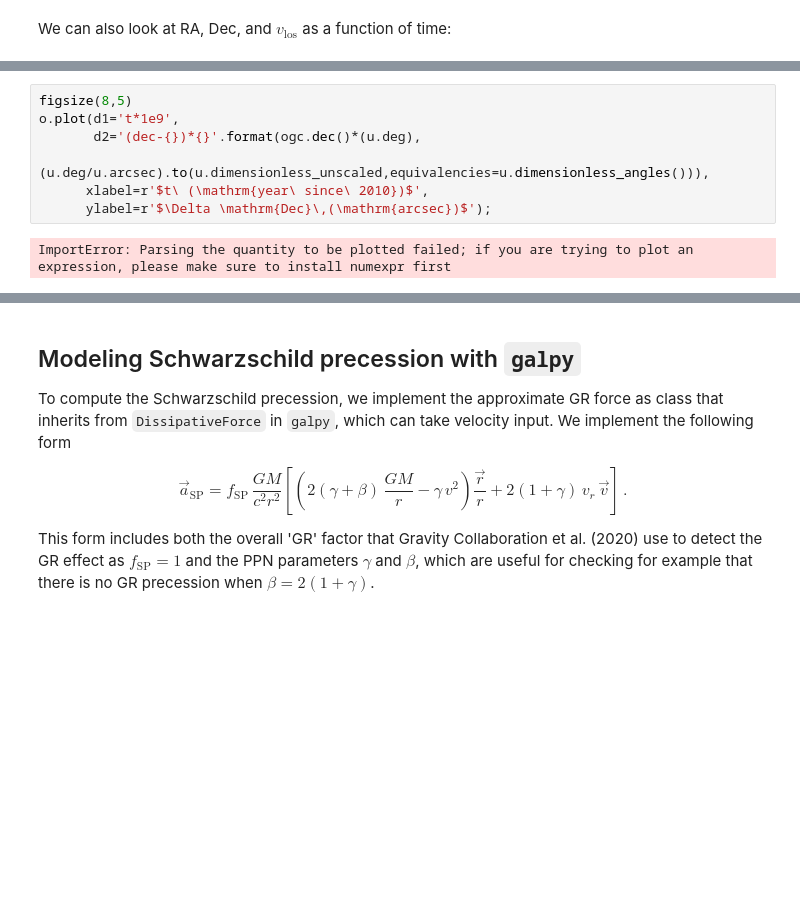
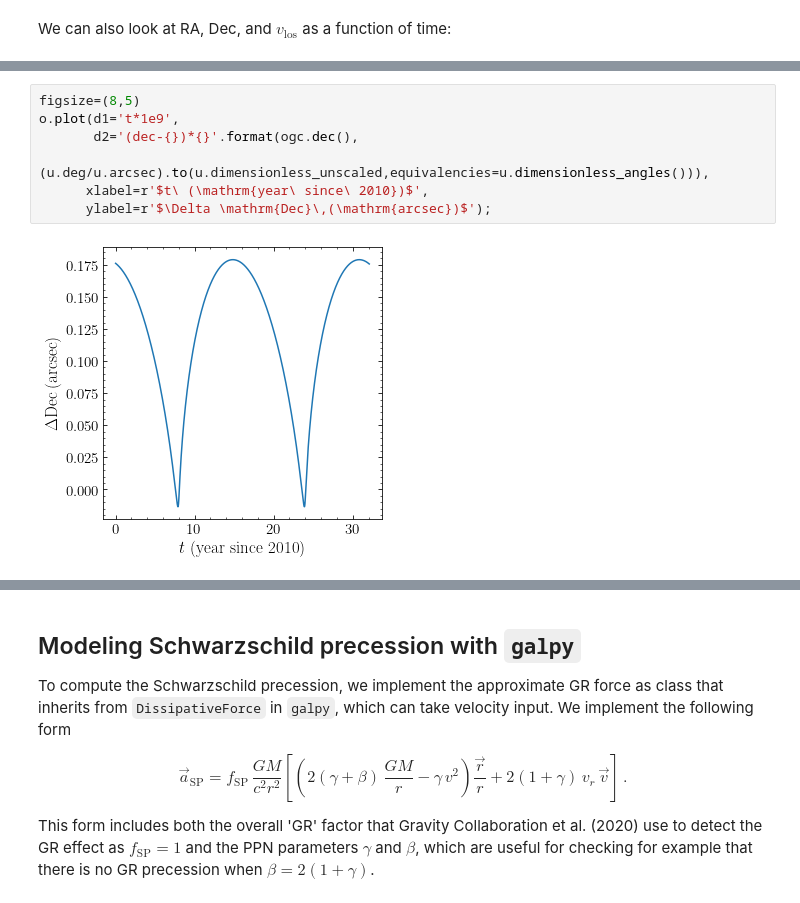
Before and after one commit to tchardonnens/schwarzschild-precession, a Jupyter notebook: S2-SchwarzschildPrecesssion-with-galpy.ipynb, the cells around one changed output, grey strips where cells are left out. Drawn from its saved outputs; the diff is of its cells as text; blank space fills up the shorter version.

```diff
--- a/S2-SchwarzschildPrecesssion-with-galpy.ipynb
+++ b/S2-SchwarzschildPrecesssion-with-galpy.ipynb
@@ -88,10 +89,10 @@ ImportError: Parsing the quantity to be plotted failed; if you are trying to plo
 # %%
-figsize(8,5)
+figsize=(8,5)
 o.plot(d1='t*1e9',
-       d2='(dec-{})*{}'.format(ogc.dec()*(u.deg),
+       d2='(dec-{})*{}'.format(ogc.dec(),
                               (u.deg/u.arcsec).to(u.dimensionless_unscaled,equivalencies=u.dimensionless_angles())),
       xlabel=r'$t\ (\mathrm{year\ since\ 2010})$',
       ylabel=r'$\Delta \mathrm{Dec}\,(\mathrm{arcsec})$');
 # %% [output]
-ImportError: Parsing the quantity to be plotted failed; if you are trying to plot an expression, please make sure to install numexpr first
+[figure, added]
 # %%
```
Also changed, not shown: parts of 15 cells of this notebook.
